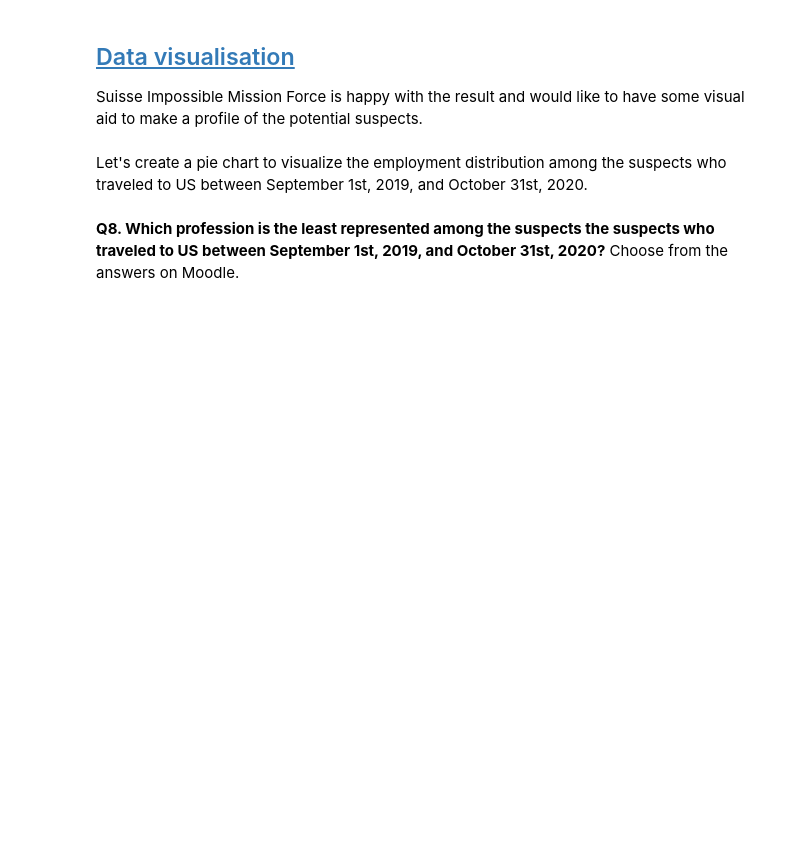
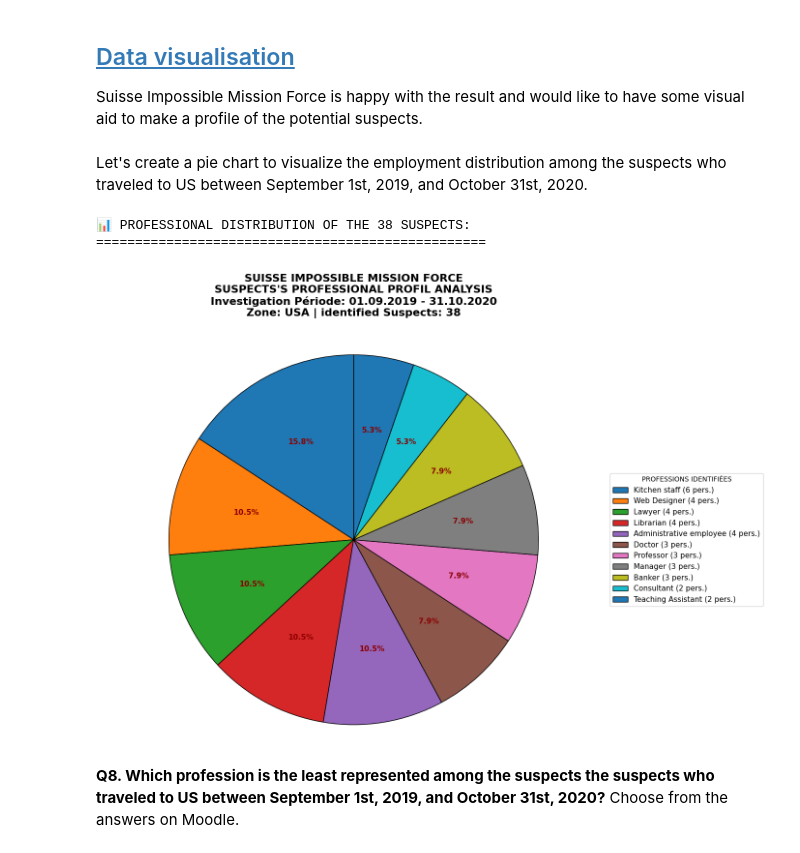
Before and after one commit to LemdjoM/Arduino, a Jupyter notebook: Assignements/Part 1/Assignment_part_1.ipynb, the cells around one changed output. Drawn from its saved outputs; the diff is of its cells as text; code cells hidden in the pictures; blank space fills up the shorter version.

```diff
--- a/Assignements/Part 1/Assignment_part_1.ipynb
+++ b/Assignements/Part 1/Assignment_part_1.ipynb
@@ -177,0 +356,4 @@ Remember, our suspect operates meticulously, ensuring that there are no null val
+# %%
+#Your code here
+merged_data_cleaned = merged_data.dropna(how='any') # 'any' means drop a row if ANY column is null
+merged_data_cleaned.shape
@@ -183,0 +366,15 @@ Let's now identify the users who has **travelled to** the United States (US) bet
+# %%
+#Your code here
+# 2. Convert date column and filter for USA travels in the specified period
+# (We will also need to identify the correct date and destination column names)
+merged_data_cleaned['date'] = pd.to_datetime(merged_data_cleaned['date'])
+usa_travelers = merged_data_cleaned[
+    (merged_data_cleaned['date'] >= '2019-09-01') &
+    (merged_data_cleaned['date'] <= '2020-10-31') &
+    (merged_data_cleaned['destination'].str.contains('USA|United States|US', case=False, na=False))
+    ]
+
+usa_travelers_cleaned = usa_travelers.dropna(how='any') # 'any' means drop a row if ANY column is null
+print(f"users who has travelled to the United States (US) between the 1st of september 2019 and the 31st of october 2020: {len(usa_travelers_cleaned)}")
+
+print("\nSuspect User IDs:", usa_travelers_cleaned['UserID'].unique()) # <-- Use the actual ID column name
@@ -196,3 +398,61 @@ Let's create a pie chart to visualize the employment distribution among the susp
+# %%
+#Your code here
+import seaborn as sns
+
+# Count the distribution of the professions
+employment_distribution = usa_travelers_cleaned['employment'].value_counts()
+
+print(f"\n📊 PROFESSIONAL DISTRIBUTION OF THE {len(usa_travelers_cleaned)} SUSPECTS:")
+print("=" * 50)
+
+total_suspects = len(usa_travelers_cleaned)
+for profession, count in employment_distribution.items():
+    percentage = (count / total_suspects) * 100
+
+
+# Creation of the diagram
+plt.figure(figsize=(14, 10))
+
+plt.pie(
+    employment_distribution.values,
+    labels=None,  # Pas de labels directs
+    autopct='%1.1f%%',
+    startangle=90,
+    colors=sns.color_palette("tab10", len(employment_distribution)),
+    wedgeprops={'edgecolor': 'black', 'linewidth': 1},
+    textprops={'fontsize': 11, 'fontweight': 'bold', 'color': 'darkred'}
+)
+
+plt.title(
+    'SUISSE IMPOSSIBLE MISSION FORCE\n'
+    'SUSPECTS\'S PROFESSIONAL PROFIL ANALYSIS\n'
+    f'Investigation Période: 01.09.2019 - 31.10.2020\n'
+    f'Zone: USA | identified Suspects: {total_suspects}',
+    fontsize=16,
+    fontweight='bold',
+    pad=30
+)
+
+# Legende
+legend_labels = [f'{prof} ({count} pers.)' for prof, count in
+                zip(employment_distribution.index, employment_distribution.values)]
+plt.legend(
+    #wedges,
+    legend_labels,
+    title="PROFESSIONS IDENTIFIÉES",
+    loc="center left",
+    bbox_to_anchor=(1, 0, 0.5, 1),
+    fontsize=11
+)
+
+plt.axis('equal')
+
+plt.tight_layout()
+plt.show()
+# %% [output]
+📊 PROFESSIONAL DISTRIBUTION OF THE 38 SUSPECTS:
+==================================================
+[figure, added]
 # %% [markdown]
 **Q8. Which profession is the least represented among the suspects the suspects who traveled to US between September 1st, 2019, and October 31st, 2020?**
  Choose from the answers on Moodle.
```
Also changed, not shown: parts of 23 cells of this notebook.
